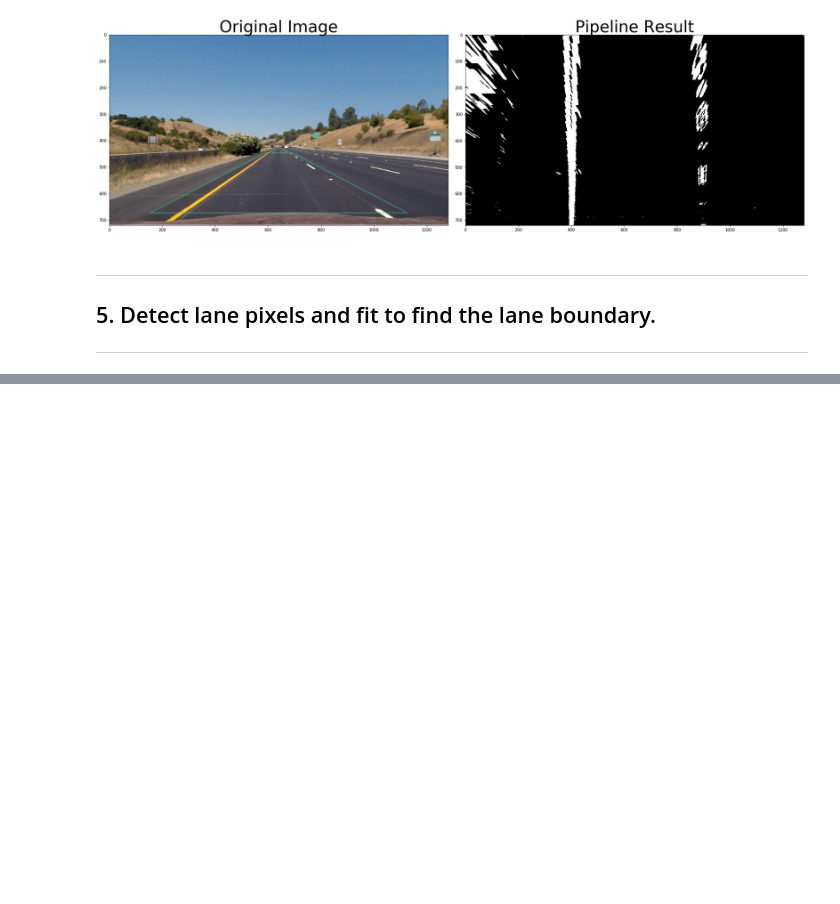
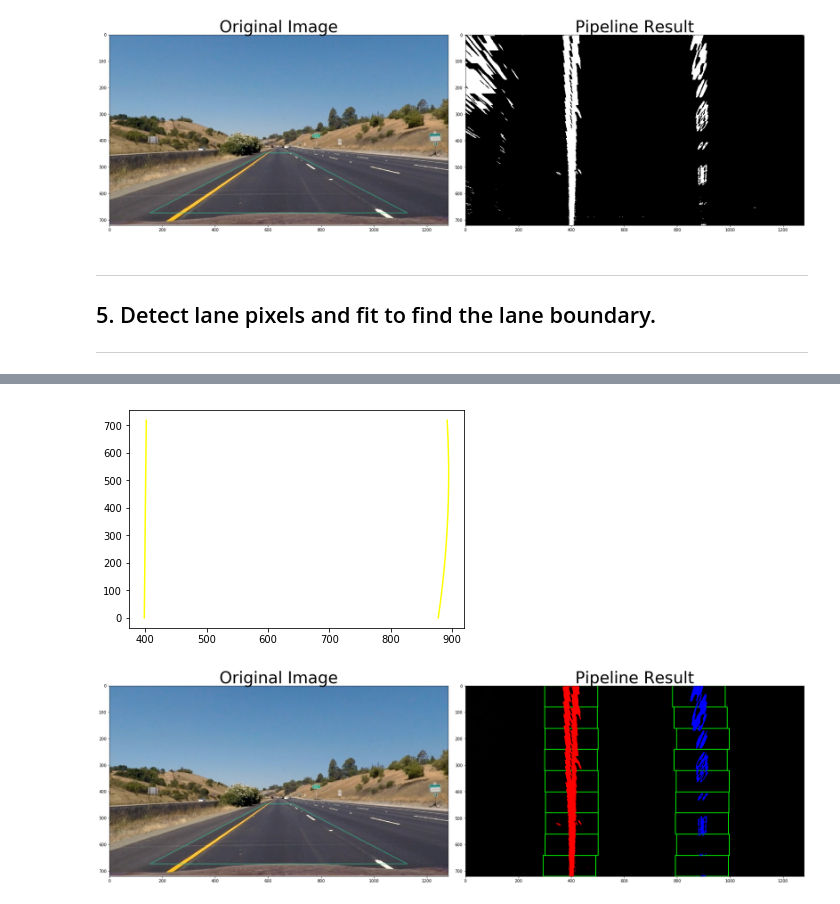
Before and after one commit to praveenbandaru/CarND-Advanced-Lane-Lines, a Jupyter notebook: Project.ipynb, the cells around one changed output, grey strips where cells are left out. Cells and saved outputs as stored; diff of their text form; code cells hidden in the pictures; blank space fills up the shorter version.

```diff
--- a/Project.ipynb
+++ b/Project.ipynb
@@ -444,0 +566,35 @@ plt.subplots_adjust(left=0., right=1, top=0.9, bottom=0.)
+# %%
+# Loading camera calibration pickle
+cameraCalibration = pickle.load( open('pickles/calibration_pickle.p', 'rb' ) )
+mtx, dist = map(cameraCalibration.get, ('mtx', 'dist'))
+
+# Test undistortion on an image
+img = cv2.imread('test_images/straight_lines1.jpg')
+
+dst = undistort(img, mtx, dist)
+
+result = color_grad_pipeline_old(dst)
+
+src,binary_warped = perspective_transform(result)
+
+out_img = fit_polynomial(binary_warped)
+
+# Plot the result
+f, axes = plt.subplots(1, 2, figsize=(24, 15))
+f.tight_layout()
+
+axes[0].imshow(cv2.cvtColor(dst, cv2.COLOR_BGR2RGB))
+axes[0].set_title('Original Image', fontsize=40)
+x = [src[0][0],src[1][0],src[2][0],src[3][0],src[0][0]]
+y = [src[0][1],src[1][1],src[2][1],src[3][1],src[0][1]]
+axes[0].plot(x, y, color='#33cc99', alpha=0.4, linewidth=3, solid_capstyle='round', zorder=2)
+axes[0].set_ylim([img.shape[0],0])
+axes[0].set_xlim([0,img.shape[1]])
+
+axes[1].imshow(out_img, cmap='gray')
+axes[1].set_title('Pipeline Result', fontsize=40)
+
+plt.subplots_adjust(left=0., right=1, top=0.9, bottom=0.)
+# %% [output]
+[figure, added]
+[figure, added]
```
Also changed, not shown: parts of 1 cell of this notebook.
